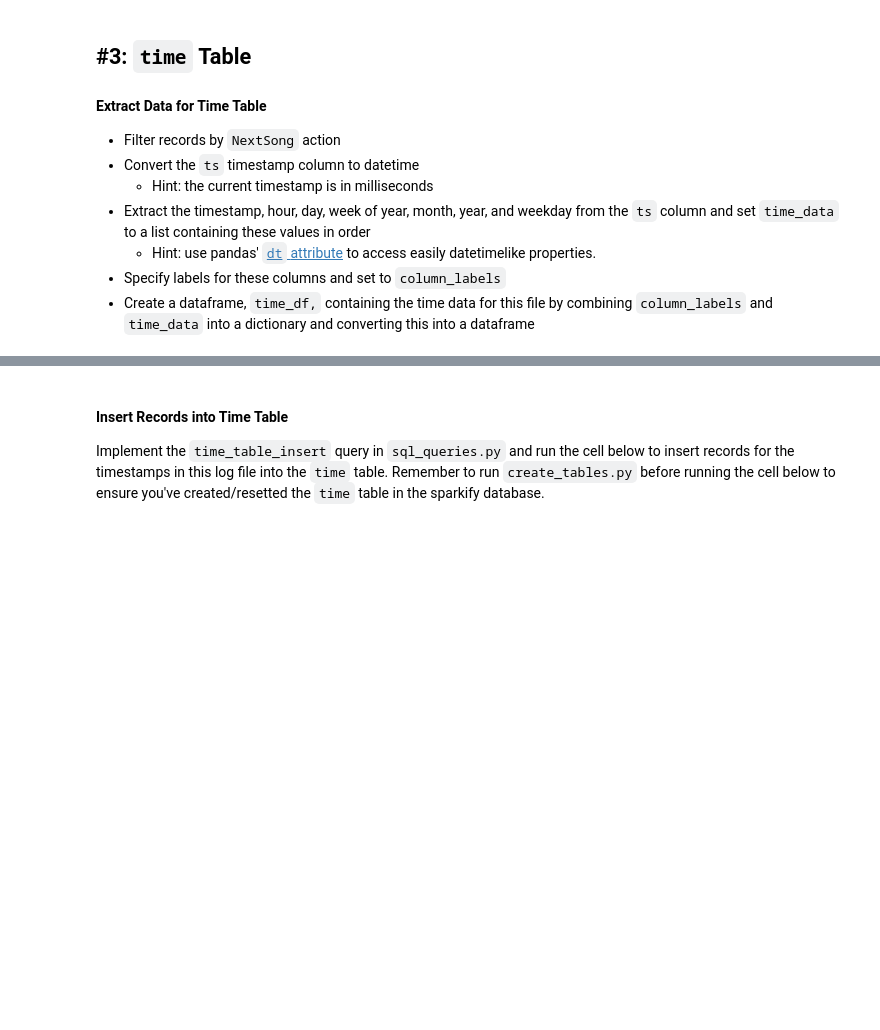
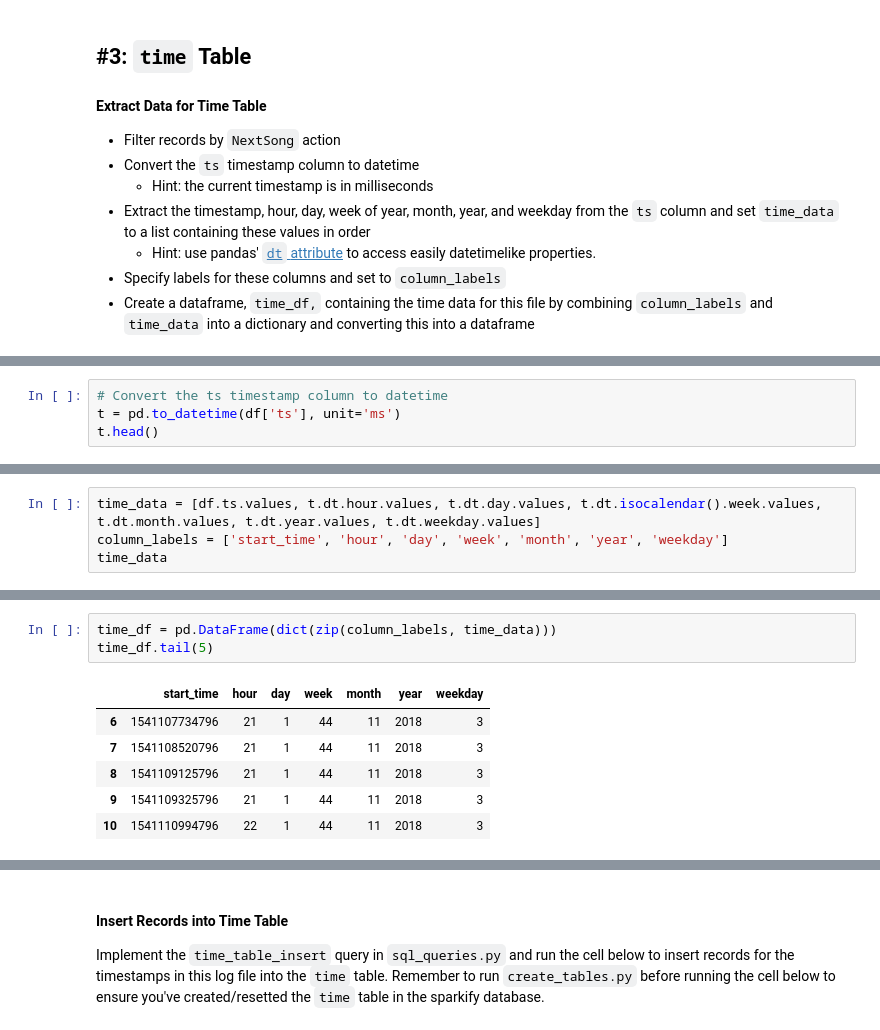
Before and after one commit to RandyPayano/Postgres-DataModeling-Project, a Jupyter notebook: etl.ipynb, the cells around one changed output, grey strips where cells are left out. Drawn from its saved outputs; the diff is of its cells as text; blank space fills up the shorter version.

```diff
--- a/etl.ipynb
+++ b/etl.ipynb
@@ -177,0 +199,4 @@ time_df.head()
+# %%
+# Convert the ts timestamp column to datetime
+t = pd.to_datetime(df['ts'], unit='ms')
+t.head()
@@ -177,0 +210,4 @@ time_df.head()
+# %%
+time_data = [df.ts.values, t.dt.hour.values, t.dt.day.values, t.dt.isocalendar().week.values, t.dt.month.values, t.dt.year.values, t.dt.weekday.values]
+column_labels = ['start_time', 'hour', 'day', 'week', 'month', 'year', 'weekday']
+time_data
@@ -177,0 +227,10 @@ time_df.head()
+# %%
+time_df = pd.DataFrame(dict(zip(column_labels, time_data)))
+time_df.tail(5)
+# %% [output]
+|  | start_time | hour | day | week | month | year | weekday |
+| 6 | 1541107734796 | 21 | 1 | 44 | 11 | 2018 | 3 |
+| 7 | 1541108520796 | 21 | 1 | 44 | 11 | 2018 | 3 |
+| 8 | 1541109125796 | 21 | 1 | 44 | 11 | 2018 | 3 |
+| 9 | 1541109325796 | 21 | 1 | 44 | 11 | 2018 | 3 |
+| 10 | 1541110994796 | 22 | 1 | 44 | 11 | 2018 | 3 |
```
Also changed, not shown: parts of 27 cells of this notebook, 3 other files.
